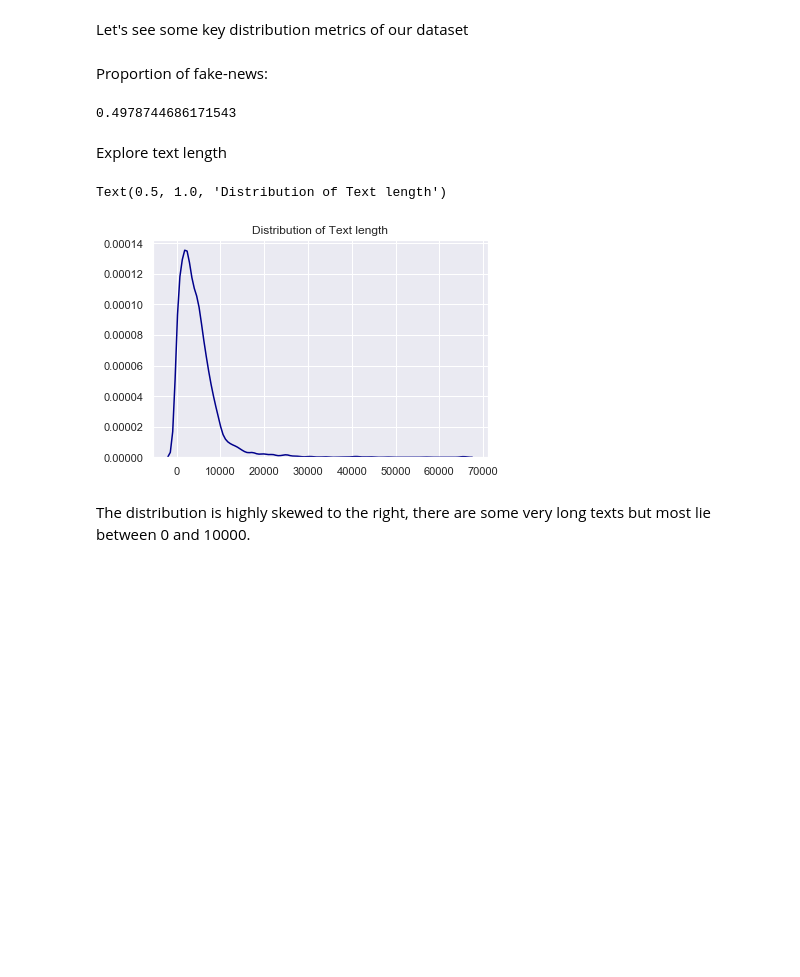
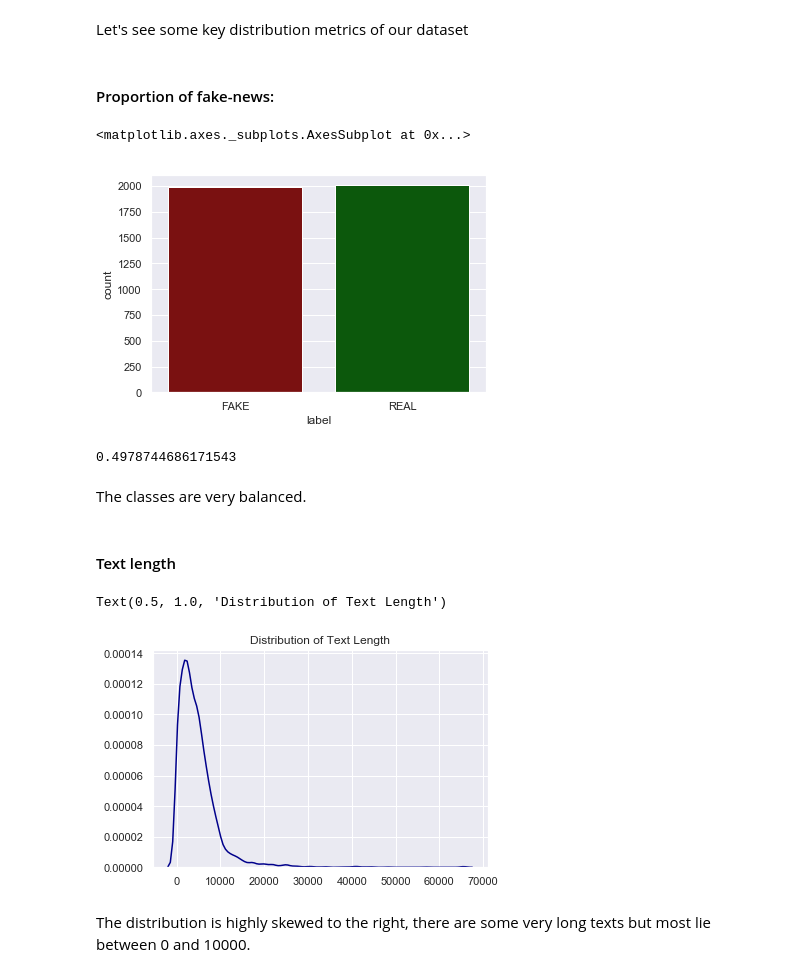
Before and after one commit to ScottPanIE/NLP_Assignment, a Jupyter notebook: script/Sirius.ipynb, the cells around one changed output. Cells and saved outputs as stored; diff of their text form; code cells hidden in the pictures; blank space fills up the shorter version.

Commit message:
Some more graphs & submission file

```diff
--- a/script/Sirius.ipynb
+++ b/script/Sirius.ipynb
@@ -73,19 +73,26 @@ train.head()
 # %% [markdown]
 Let's see some key distribution metrics of our dataset
 # %% [markdown]
-Proportion of fake-news:
+#### Proportion of fake-news:
+# %%
+sns.countplot(train['label'], palette = ['darkred', 'darkgreen'])
+# %% [output]
+<matplotlib.axes._subplots.AxesSubplot at 0x...>
+[figure, added]
 # %%
 len(train.loc[train['label'] == 'FAKE'])/len(train)
 # %% [output]
 0.4978744686171543
-# %% [markdown]
-Explore text length
+# %% [markdown]
+The classes are very balanced.
+# %% [markdown]
+#### Text length
 # %%
 text_len = pd.DataFrame([len(t) for t in train.text])
 sns.set()
-sns.distplot(text_len, hist = False, color = "darkblue").set_title("Distribution of Text length")
+sns.distplot(text_len, hist = False, color = "darkblue").set_title("Distribution of Text Length")
 # %% [output]
-Text(0.5, 1.0, 'Distribution of Text length')
+Text(0.5, 1.0, 'Distribution of Text Length')
 [figure]
 # %% [markdown]
 The distribution is highly skewed to the right, there are some very long texts but most lie between 0 and 10000.
```
Also changed, not shown: parts of 16 cells of this notebook, 1 other file.
